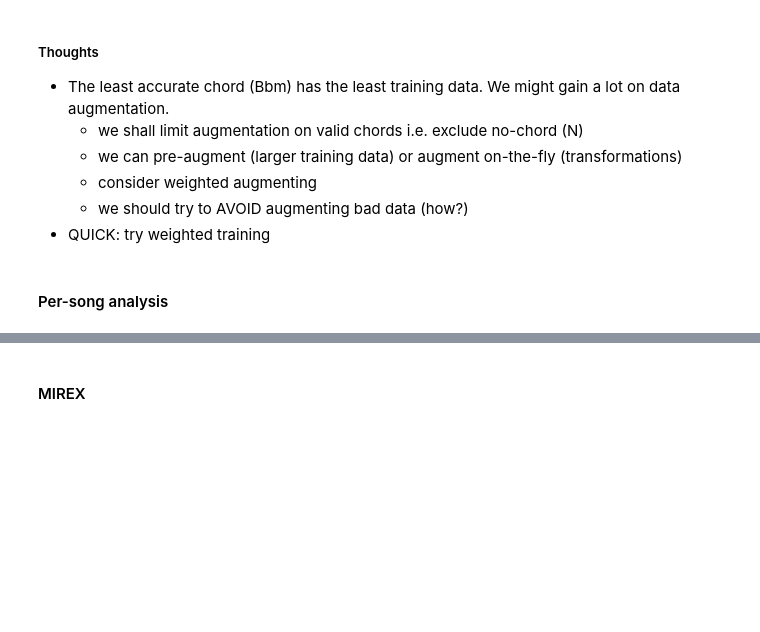
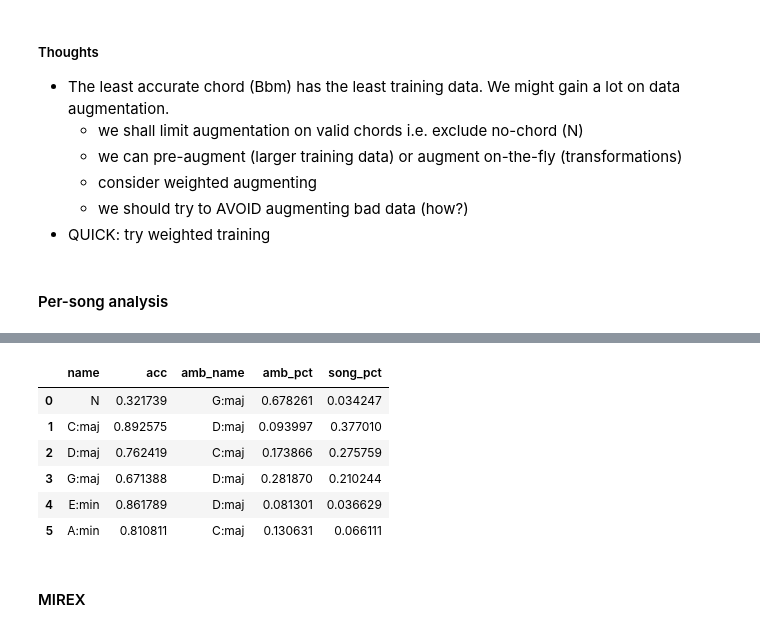
Before and after one commit to cjbayron/autochord, a Jupyter notebook: eval_seq.ipynb, the cells around one changed output, grey strips where cells are left out. Drawn from its saved outputs; the diff is of its cells as text; code cells hidden in the pictures; blank space fills up the shorter version.

```diff
--- a/eval_seq.ipynb
+++ b/eval_seq.ipynb
@@ -222,0 +272,25 @@ summary_df[summary_df['acc'] < 0.75][['name','acc','amb_name','amb_pct','trn_pct
+# %%
+import pandas as pd
+
+summary_df = pd.DataFrame(columns=['acc', 'amb_ix', 'amb_name', 'amb_pct'])
+
+for c_ix in range(len(cm)):
+    acc = cm[c_ix][c_ix]
+    ac_ix, _, a_pct = get_max_ambiguous_class(cm, c_ix)
+    a_ix = chord_classes_index[ac_ix]
+    a_name = chord_classes[ac_ix]
+
+    summary_df.loc[len(summary_df)] = [acc, a_ix, a_name, a_pct]
+# %%
+summary_df['song_cnt'] = get_ds_counts(chord_labels)
+summary_df['song_pct'] = summary_df['song_cnt'] / summary_df['song_cnt'].sum()
+summary_df['name'] = chord_classes
+summary_df[['name','acc','amb_name','amb_pct','song_pct']]
+# %% [output]
+|  | name | acc | amb_name | amb_pct | song_pct |
+| 0 | N | 0.321739 | G:maj | 0.678261 | 0.034247 |
+| 1 | C:maj | 0.892575 | D:maj | 0.093997 | 0.377010 |
+| 2 | D:maj | 0.762419 | C:maj | 0.173866 | 0.275759 |
+| 3 | G:maj | 0.671388 | D:maj | 0.281870 | 0.210244 |
+| 4 | E:min | 0.861789 | D:maj | 0.081301 | 0.036629 |
+| 5 | A:min | 0.810811 | C:maj | 0.130631 | 0.066111 |
```
Also changed, not shown: parts of 8 cells of this notebook.
